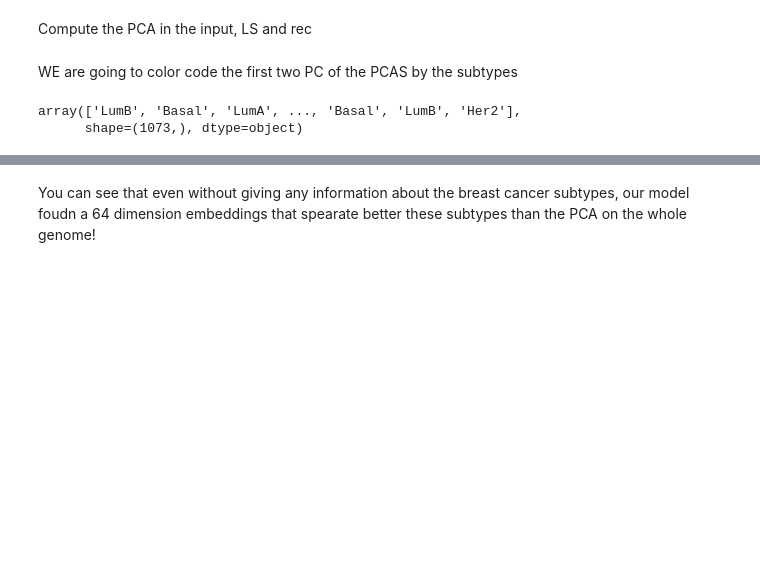
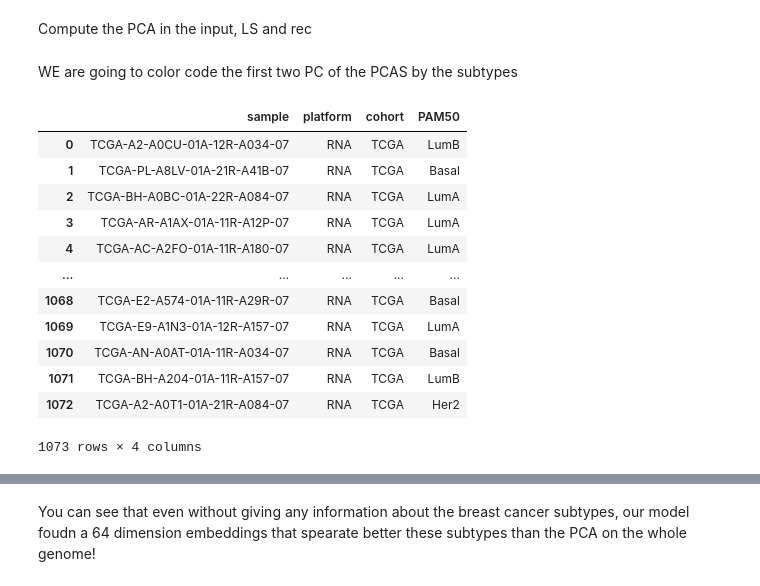
Before and after one commit to Hbretonniere/VHIO_academy_DL_Intro_Course, a Jupyter notebook: notebooks/4-rna_auto_encoder.ipynb, the cells around one changed output, grey strips where cells are left out. Saved outputs shown, nothing was run; the diff lists cells and outputs as text; code cells hidden in the pictures; blank space fills up the shorter version.

```diff
--- a/notebooks/4-rna_auto_encoder.ipynb
+++ b/notebooks/4-rna_auto_encoder.ipynb
@@ -298,14 +356,26 @@ pc_rec, exp_var_rec = compute_pca(pred_on_train, filtering=False)
 # %% [markdown]
 WE are going to color code the first two PC of the PCAS by the subtypes
 # %%
-annots = pd.read_csv('data/BRCA_annotations.tsv', sep='\t')
+annots = pd.read_csv(f'{path}/BRCA_annotations.tsv', sep='\t')
 annots = annots.iloc[np.where(annots['cohort'] == 'TCGA')[0]]
-subtypes = np.array(annots['PAM50'].values)
+subtypes = np.array(annots['PAM50'].iloc[train_ids].values)
 subtypes_unique = list(set(subtypes))
-subtypes
-# %% [output]
-array(['LumB', 'Basal', 'LumA', ..., 'Basal', 'LumB', 'Her2'],
-      shape=(1073,), dtype=object)
+# %%
+annots
+# %% [output]
+|  | sample | platform | cohort | PAM50 |
+| 0 | TCGA-A2-A0CU-01A-12R-A034-07 | RNA | TCGA | LumB |
+| 1 | TCGA-PL-A8LV-01A-21R-A41B-07 | RNA | TCGA | Basal |
+| 2 | TCGA-BH-A0BC-01A-22R-A084-07 | RNA | TCGA | LumA |
+| 3 | TCGA-AR-A1AX-01A-11R-A12P-07 | RNA | TCGA | LumA |
+| 4 | TCGA-AC-A2FO-01A-11R-A180-07 | RNA | TCGA | LumA |
+| ... | ... | ... | ... | ... |
+| 1068 | TCGA-E2-A574-01A-11R-A29R-07 | RNA | TCGA | Basal |
+| 1069 | TCGA-E9-A1N3-01A-12R-A157-07 | RNA | TCGA | LumA |
+| 1070 | TCGA-AN-A0AT-01A-11R-A034-07 | RNA | TCGA | Basal |
+| 1071 | TCGA-BH-A204-01A-11R-A157-07 | RNA | TCGA | LumB |
+| 1072 | TCGA-A2-A0T1-01A-21R-A084-07 | RNA | TCGA | Her2 |
+1073 rows × 4 columns
 # %%
 colors = ['red', 'blue', 'green', 'orange', 'purple']
 bins = 40
```
Also changed, not shown: parts of 20 cells of this notebook, 4 other files.
